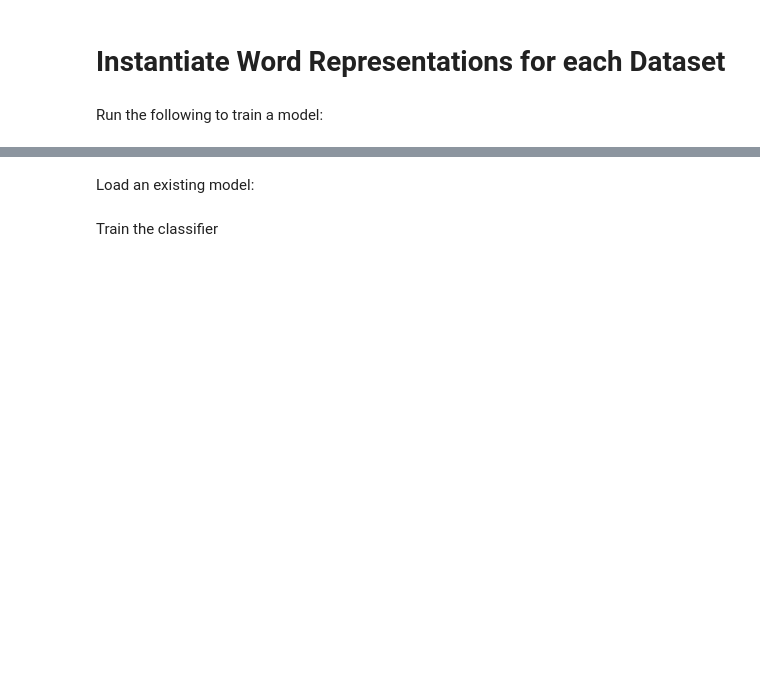
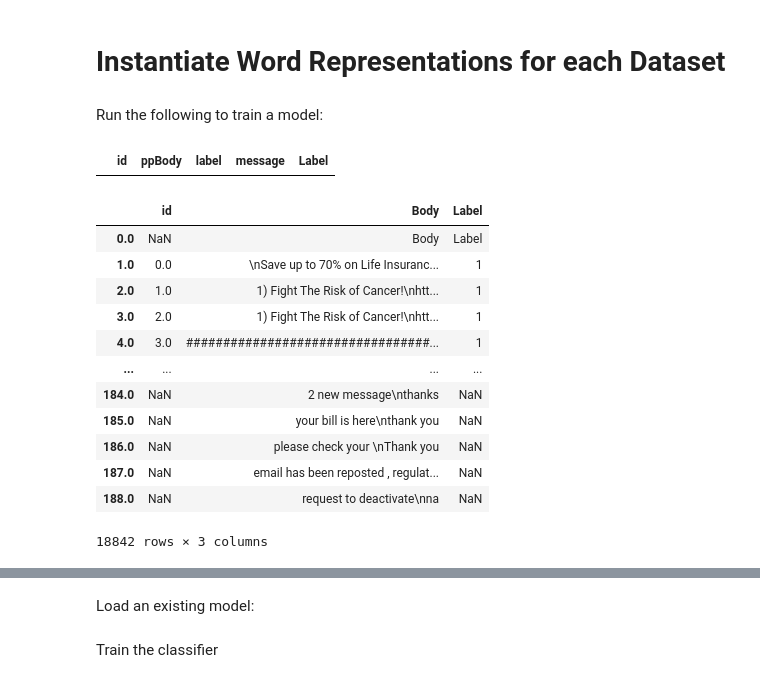
Before and after one commit to Twigonometry/Phishing-ML, a Jupyter notebook: classif.ipynb, the cells around one changed output, grey strips where cells are left out. Saved outputs shown, nothing was run; the diff lists cells and outputs as text; code cells hidden in the pictures; blank space fills up the shorter version.

```diff
--- a/classif.ipynb
+++ b/classif.ipynb
@@ -704,0 +755,20 @@ def create_word2vec(data, name):
+# %%
+dAlltmp
+# %% [output]
+|  | id | ppBody | label | message | Label |
+# %%
+dfAllSpam
+# %% [output]
+|  | id | Body | Label |
+| 0.0 | NaN | Body | Label |
+| 1.0 | 0.0 | \nSave up to 70% on Life Insuranc... | 1 |
+| 2.0 | 1.0 | 1) Fight The Risk of Cancer!\nhtt... | 1 |
+| 3.0 | 2.0 | 1) Fight The Risk of Cancer!\nhtt... | 1 |
+| 4.0 | 3.0 | #################################... | 1 |
+| ... | ... | ... | ... |
+| 184.0 | NaN | 2 new message\nthanks | NaN |
+| 185.0 | NaN | your bill is here\nthank you | NaN |
+| 186.0 | NaN | please check your \nThank you | NaN |
+| 187.0 | NaN | email has been reposted , regulat... | NaN |
+| 188.0 | NaN | request to deactivate\nna | NaN |
+18842 rows × 3 columns
```
Also changed, not shown: parts of 7 cells of this notebook.
